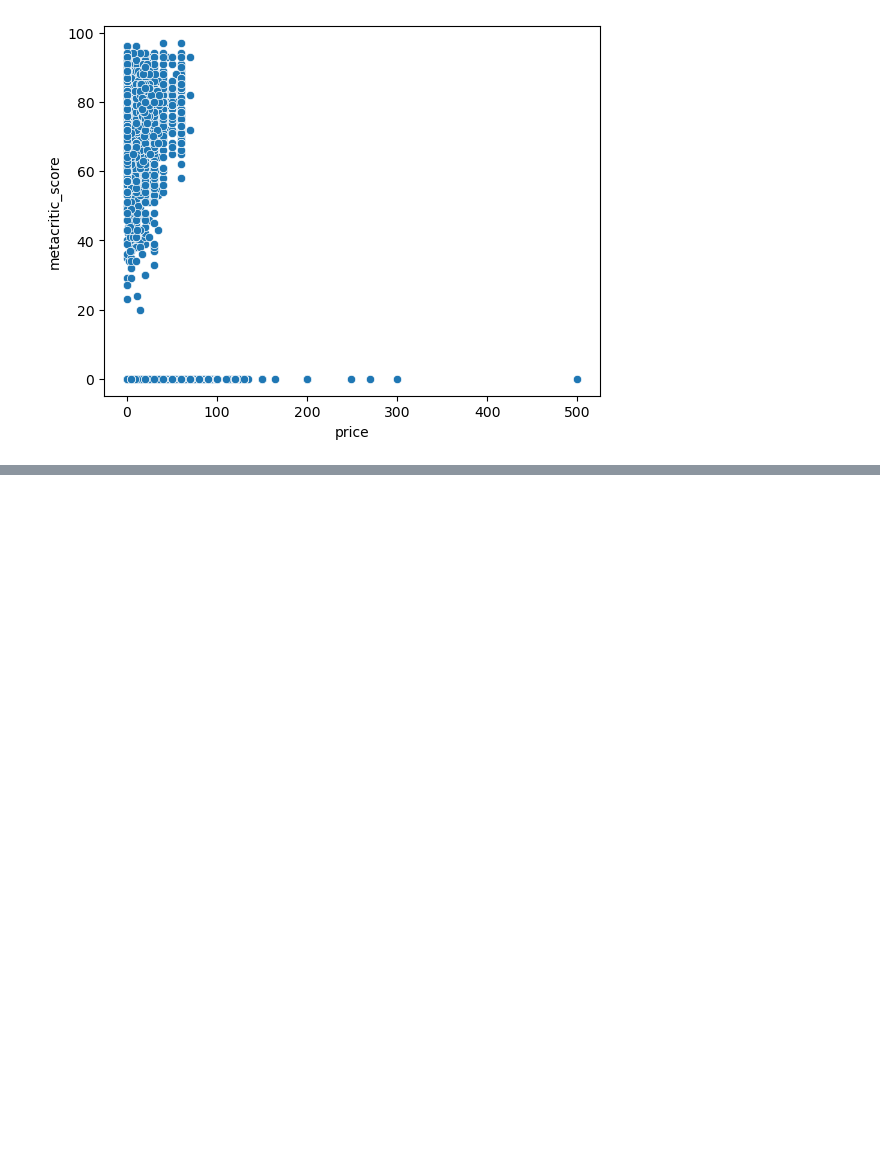
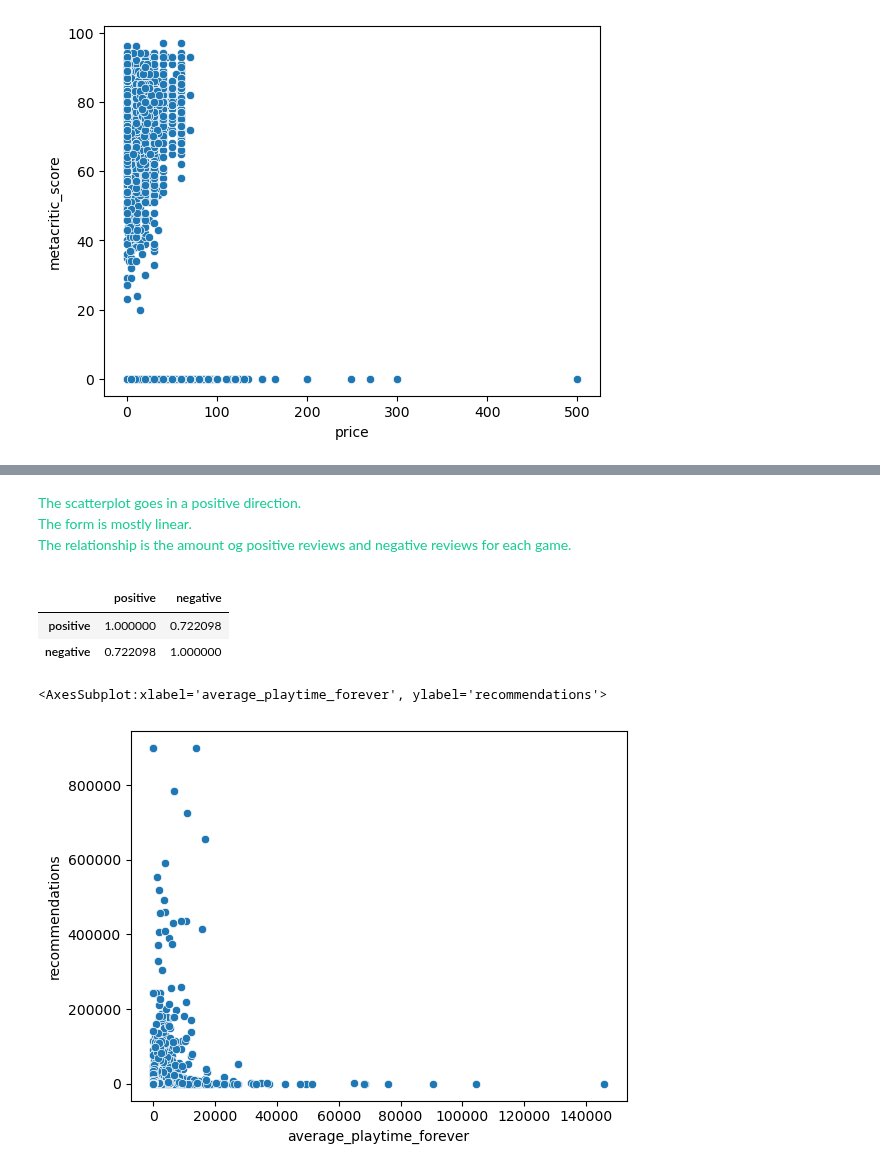
Before and after one commit to Asiandra/Artificial_Intelligence, a Jupyter notebook: Semester 1/Games/Games.ipynb, the cells around one changed output, grey strips where cells are left out. Drawn from its saved outputs; the diff is of its cells as text; code cells hidden in the pictures; blank space fills up the shorter version.

```diff
--- a/Semester 1/Games/Games.ipynb
+++ b/Semester 1/Games/Games.ipynb
@@ -162,0 +169,18 @@ sns.scatterplot(data=dfCleaned, x="recommendations", y="price")
+# %% [markdown]
+<span style="color: #19cd94">
+    <p>The scatterplot goes in a positive direction.<br>
+        The form is mostly linear.<br>
+        The relationship is the amount og positive reviews and negative reviews for each game.
+</span>
+# %%
+subDF = df[["positive", "negative"]]
+subDF.corr(method="pearson")
+# %% [output]
+|  | positive | negative |
+| positive | 1.000000 | 0.722098 |
+| negative | 0.722098 | 1.000000 |
+# %%
+sns.scatterplot(data=df, x="average_playtime_forever", y="recommendations")
+# %% [output]
+<AxesSubplot:xlabel='average_playtime_forever', ylabel='recommendations'>
+[figure, added]
```
Also changed, not shown: parts of 13 cells of this notebook.
